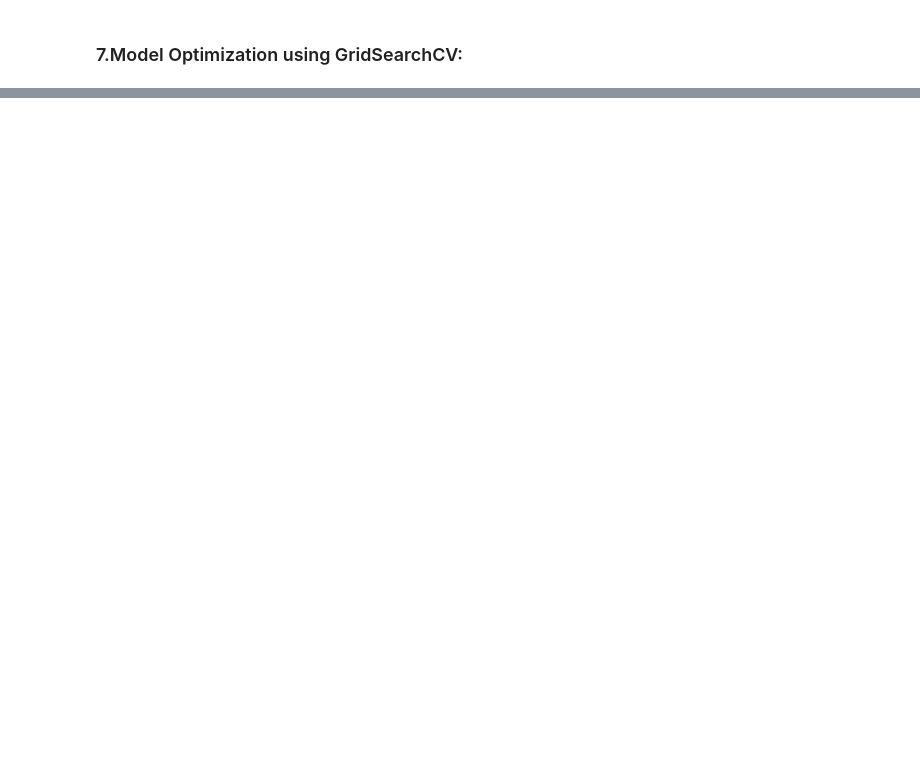
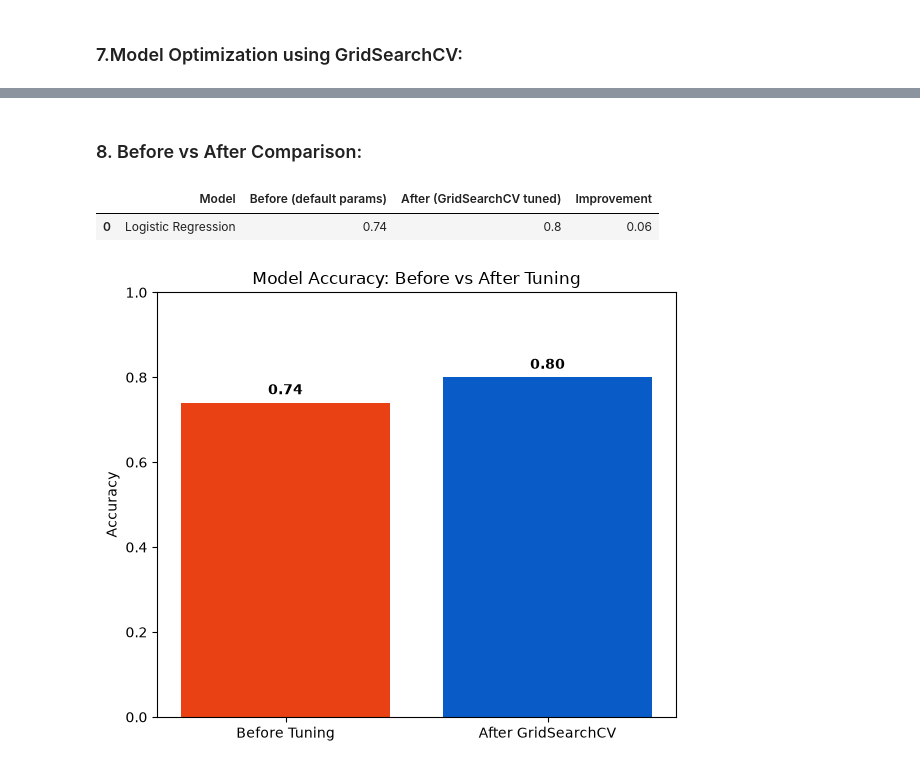
Before and after one commit to dinakaranthiru/AI-Engineer-12-Weeks, a Jupyter notebook: Week9_Task/Model_Optimization.ipynb, the cells around one changed output, grey strips where cells are left out. Cells and saved outputs as stored; diff of their text form; code cells hidden in the pictures; blank space fills up the shorter version.

```diff
--- a/Week9_Task/Model_Optimization.ipynb
+++ b/Week9_Task/Model_Optimization.ipynb
@@ -99,10 +115,12 @@ Test set size: 10 samples
 # %% [markdown]
 ### 6.Train The Model:
 # %%
-lr_model = LogisticRegression()
+lr_model = LogisticRegression(max_iter=100)
 lr_model.fit(X_train, y_train)
 lr_pred = lr_model.predict(X_test)
 
-print('Logistic Regression Accuracy:', accuracy_score(y_test, lr_pred))
-# print(classification_report(y_test, lr_pred))
+baseline_accuracy = accuracy_score(y_test, lr_pred)
+print('Logistic Regression Accuracy (default hyperparameters):', baseline_accuracy)
+print()
+print(classification_report(y_test, lr_pred))
 # %% [output]
@@ -110,11 +143,9 @@ Logistic Regression Accuracy: 0.6
 # %% [markdown]
 ### 7.Model Optimization using GridSearchCV:
 # %%
-from sklearn.model_selection import GridSearchCV
-
 # Define hyperparameters to tune
 param_grid = {
-    'C': [0.1, 1, 10, 100],
+    'C': [0.01, 0.1, 1, 10, 50, 100],
     'solver': ['lbfgs', 'newton-cg'],
     'max_iter': [100, 200]
 }
@@ -132,5 +163,8 @@ print(f"Best cross-validation score: {grid_search.best_score_:.2f}")
 # Evaluate on test set
 best_model = grid_search.best_estimator_
 y_pred_tuned = best_model.predict(X_test)
-print(f"Test accuracy with tuned model: {accuracy_score(y_test, y_pred_tuned):.2f}")
+tuned_accuracy = accuracy_score(y_test, y_pred_tuned)
+print(f"Test accuracy with tuned model: {tuned_accuracy:.2f}")
+print()
+print(classification_report(y_test, y_pred_tuned))
 # %% [output]
@@ -139,0 +189,34 @@ Test accuracy with tuned model: 0.90
+# %% [markdown]
+### 8. Before vs After Comparison:
+# %%
+comparison_df = pd.DataFrame({
+    'Model': ['Logistic Regression'],
+    'Before (default params)': [round(baseline_accuracy, 3)],
+    'After (GridSearchCV tuned)': [round(tuned_accuracy, 3)],
+    'Improvement': [round(tuned_accuracy - baseline_accuracy, 3)]
+})
+comparison_df
+# %% [output]
+|  | Model | Before (default params) | After (GridSearchCV tuned) | Improvement |
+| 0 | Logistic Regression | 0.74 | 0.8 | 0.06 |
+# %%
+fig, ax = plt.subplots(figsize=(6, 5))
+
+# Accuracy comparison bar chart
+ax.bar(
+    ['Before Tuning', 'After GridSearchCV'],
+    [baseline_accuracy, tuned_accuracy],
+    color=["#e94113", "#095bc7"]
+)
+
+ax.set_ylim(0, 1)
+ax.set_ylabel('Accuracy')
+ax.set_title('Model Accuracy: Before vs After Tuning')
+
+for i, v in enumerate([baseline_accuracy, tuned_accuracy]):
+    ax.text(i, v + 0.02, f"{v:.2f}", ha='center', fontweight='bold')
+
+plt.tight_layout()
+plt.show()
+# %% [output]
+[figure, added]
```
Also changed, not shown: parts of 9 cells of this notebook.
